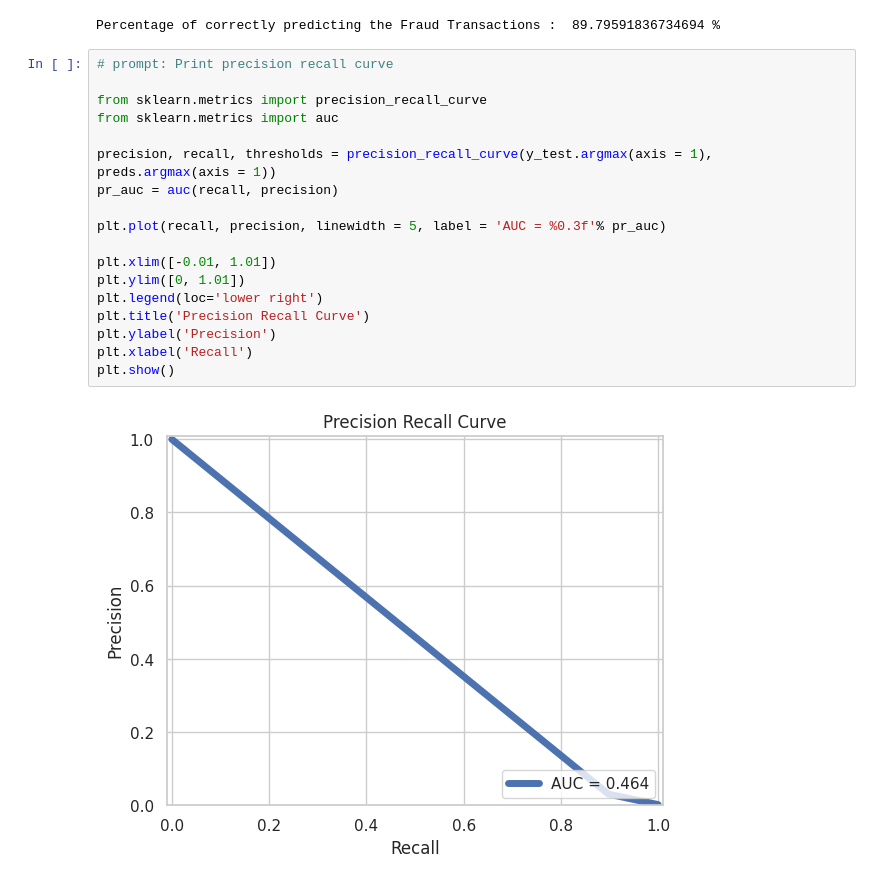
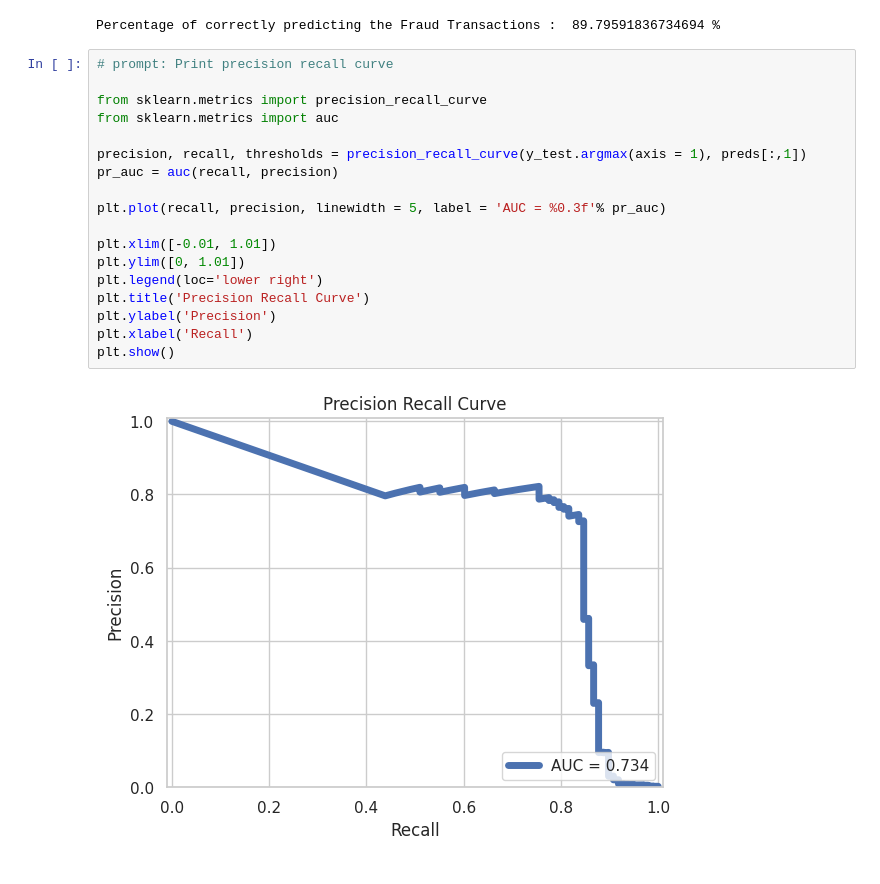
Before and after one commit to alteush/Deep-Learning-2024, a Jupyter notebook: Credit Card Fraud Detection.ipynb, the cells around one changed output. Saved outputs shown, nothing was run; the diff lists cells and outputs as text.

```diff
--- a/Credit Card Fraud Detection.ipynb
+++ b/Credit Card Fraud Detection.ipynb
@@ -471,20 +381,20 @@ Percentage of correctly predicting the Fraud Transactions :  89.79591836734694 %
 # %%
 # prompt: Print precision recall curve
 
 from sklearn.metrics import precision_recall_curve
 from sklearn.metrics import auc
 
-precision, recall, thresholds = precision_recall_curve(y_test.argmax(axis = 1), preds.argmax(axis = 1))
+precision, recall, thresholds = precision_recall_curve(y_test.argmax(axis = 1), preds[:,1])
 pr_auc = auc(recall, precision)
 
 plt.plot(recall, precision, linewidth = 5, label = 'AUC = %0.3f'% pr_auc)
 
 plt.xlim([-0.01, 1.01])
 plt.ylim([0, 1.01])
 plt.legend(loc='lower right')
 plt.title('Precision Recall Curve')
 plt.ylabel('Precision')
 plt.xlabel('Recall')
 plt.show()
 # %% [output]
-[figure, old version]
+[figure, new version]
```
Also changed, not shown: parts of 10 cells of this notebook.
